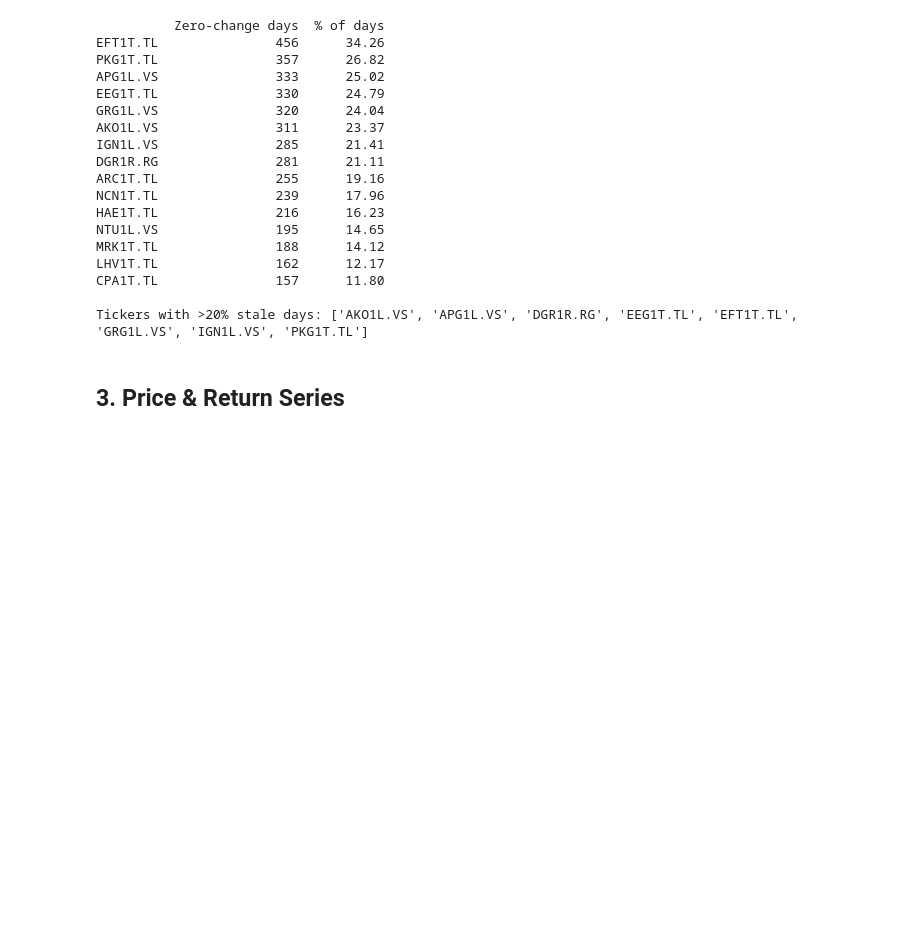
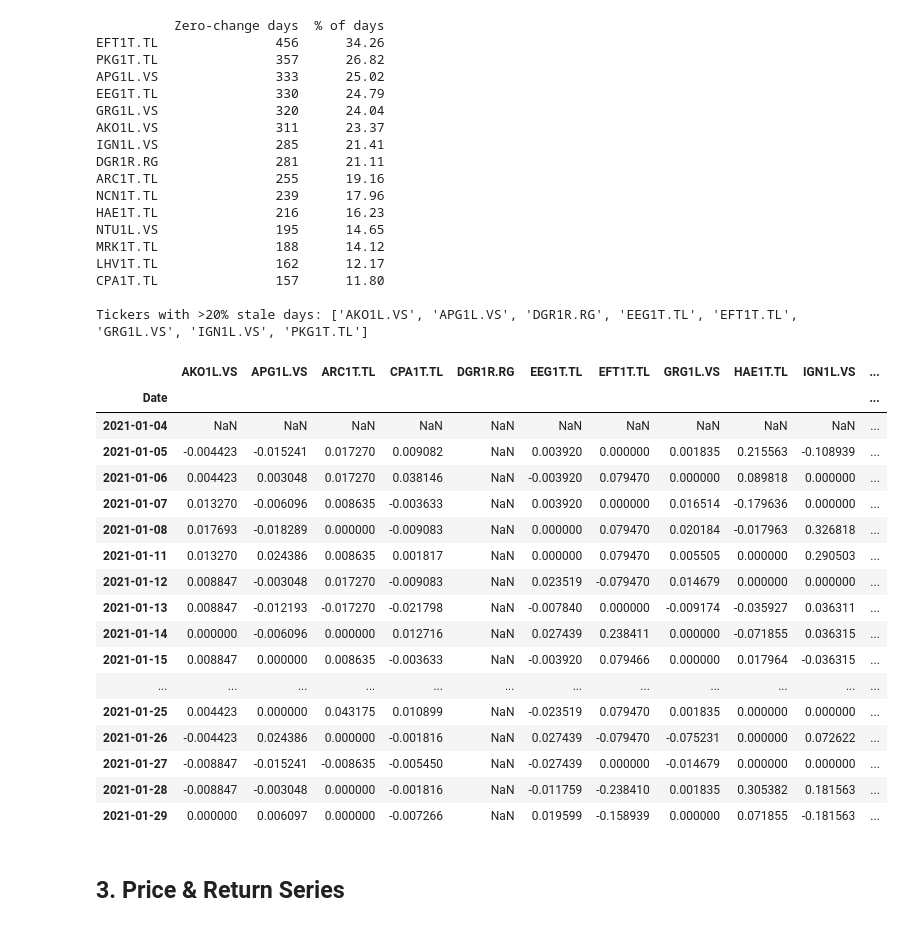
Before and after one commit to Sp0ozy/baltic-factor-model, a Jupyter notebook: notebooks/01_eda.ipynb, the cells around one changed output. Cells and saved outputs as stored; diff of their text form; code cells hidden in the pictures; blank space fills up the shorter version.

```diff
--- a/notebooks/01_eda.ipynb
+++ b/notebooks/01_eda.ipynb
@@ -202,6 +202,27 @@ LHV1T.TL               162      12.17
 CPA1T.TL               157      11.80
 
 Tickers with >20% stale days: ['AKO1L.VS', 'APG1L.VS', 'DGR1R.RG', 'EEG1T.TL', 'EFT1T.TL', 'GRG1L.VS', 'IGN1L.VS', 'PKG1T.TL']
+# %%
+df.diff().head(20)
+# %% [output]
+|  | AKO1L.VS | APG1L.VS | ARC1T.TL | CPA1T.TL | DGR1R.RG | EEG1T.TL | EFT1T.TL | GRG1L.VS | HAE1T.TL | IGN1L.VS | ... |
+| Date |  |  |  |  |  |  |  |  |  |  | ... |
+| 2021-01-04 | NaN | NaN | NaN | NaN | NaN | NaN | NaN | NaN | NaN | NaN | ... |
+| 2021-01-05 | -0.004423 | -0.015241 | 0.017270 | 0.009082 | NaN | 0.003920 | 0.000000 | 0.001835 | 0.215563 | -0.108939 | ... |
+| 2021-01-06 | 0.004423 | 0.003048 | 0.017270 | 0.038146 | NaN | -0.003920 | 0.079470 | 0.000000 | 0.089818 | 0.000000 | ... |
+| 2021-01-07 | 0.013270 | -0.006096 | 0.008635 | -0.003633 | NaN | 0.003920 | 0.000000 | 0.016514 | -0.179636 | 0.000000 | ... |
+| 2021-01-08 | 0.017693 | -0.018289 | 0.000000 | -0.009083 | NaN | 0.000000 | 0.079470 | 0.020184 | -0.017963 | 0.326818 | ... |
+| 2021-01-11 | 0.013270 | 0.024386 | 0.008635 | 0.001817 | NaN | 0.000000 | 0.079470 | 0.005505 | 0.000000 | 0.290503 | ... |
+| 2021-01-12 | 0.008847 | -0.003048 | 0.017270 | -0.009083 | NaN | 0.023519 | -0.079470 | 0.014679 | 0.000000 | 0.000000 | ... |
+| 2021-01-13 | 0.008847 | -0.012193 | -0.017270 | -0.021798 | NaN | -0.007840 | 0.000000 | -0.009174 | -0.035927 | 0.036311 | ... |
+| 2021-01-14 | 0.000000 | -0.006096 | 0.000000 | 0.012716 | NaN | 0.027439 | 0.238411 | 0.000000 | -0.071855 | 0.036315 | ... |
+| 2021-01-15 | 0.008847 | 0.000000 | 0.008635 | -0.003633 | NaN | -0.003920 | 0.079466 | 0.000000 | 0.017964 | -0.036315 | ... |
+| ... | ... | ... | ... | ... | ... | ... | ... | ... | ... | ... | ... |
+| 2021-01-25 | 0.004423 | 0.000000 | 0.043175 | 0.010899 | NaN | -0.023519 | 0.079470 | 0.001835 | 0.000000 | 0.000000 | ... |
+| 2021-01-26 | -0.004423 | 0.024386 | 0.000000 | -0.001816 | NaN | 0.027439 | -0.079470 | -0.075231 | 0.000000 | 0.072622 | ... |
+| 2021-01-27 | -0.008847 | -0.015241 | -0.008635 | -0.005450 | NaN | -0.027439 | 0.000000 | -0.014679 | 0.000000 | 0.000000 | ... |
+| 2021-01-28 | -0.008847 | -0.003048 | 0.000000 | -0.001816 | NaN | -0.011759 | -0.238410 | 0.001835 | 0.305382 | 0.181563 | ... |
+| 2021-01-29 | 0.000000 | 0.006097 | 0.000000 | -0.007266 | NaN | 0.019599 | -0.158939 | 0.000000 | 0.071855 | -0.181563 | ... |
 # %% [markdown]
 ## 3. Price & Return Series
 # %% [markdown]
```
Also changed, not shown: parts of 7 cells of this notebook.
